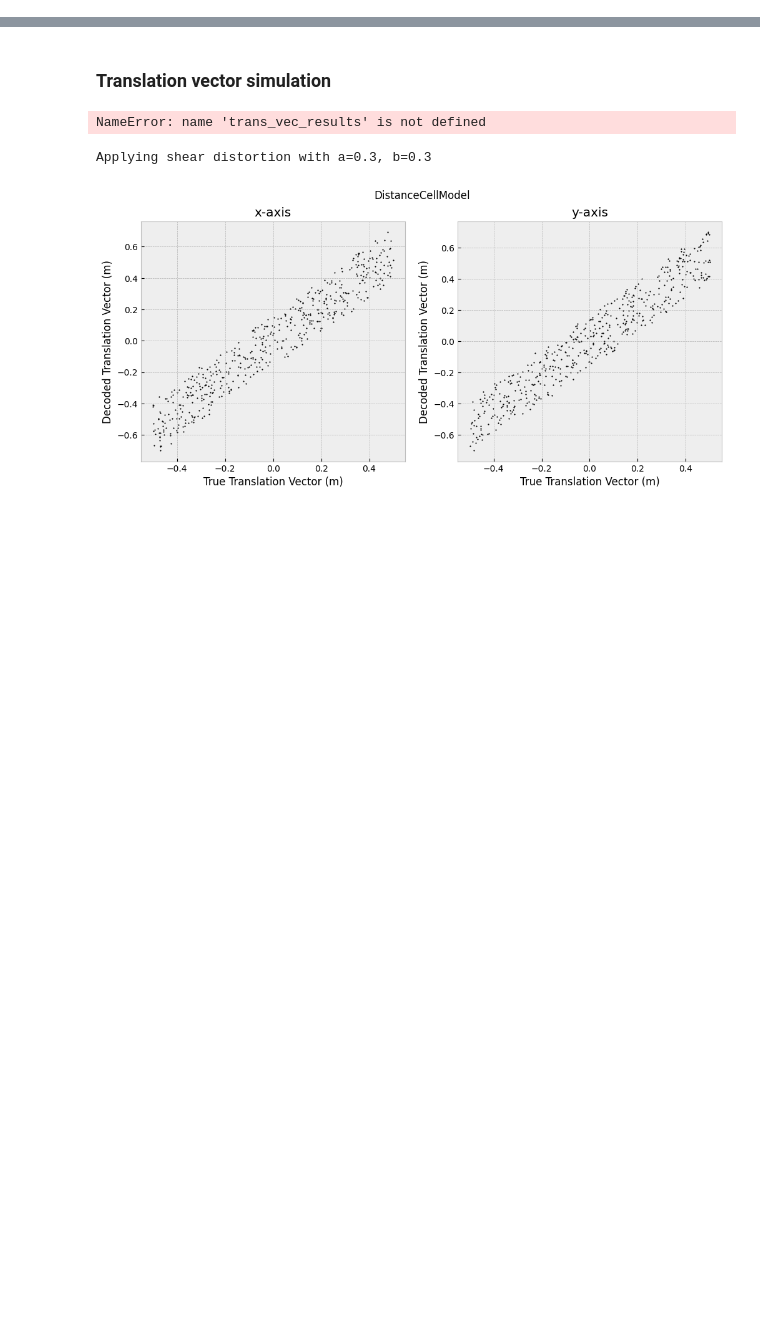
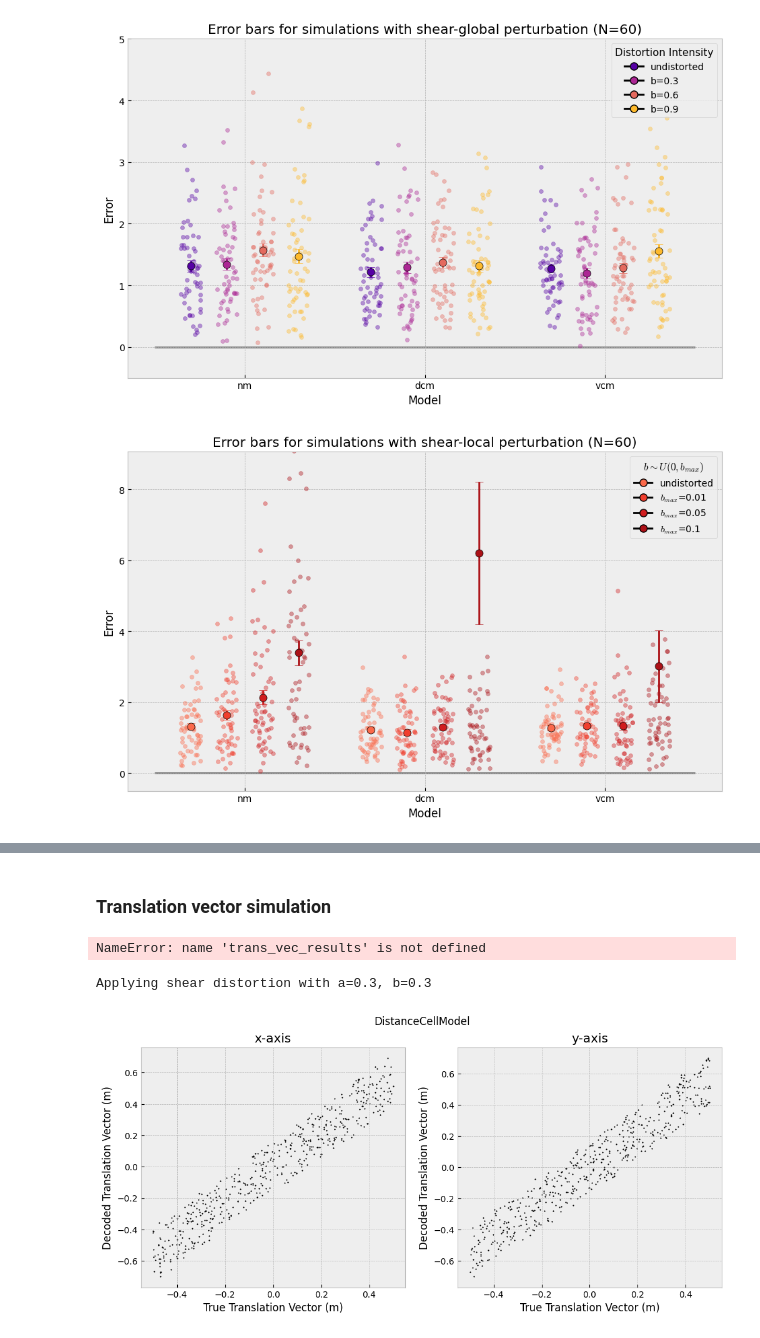
Before and after one commit to hectorleos/grid-cell-decoding, a Jupyter notebook: analysis_combinatorial.ipynb, the cells around one changed output, grey strips where cells are left out. Saved outputs shown, nothing was run; the diff lists cells and outputs as text; code cells hidden in the pictures; blank space fills up the shorter version.

```diff
--- a/analysis_combinatorial.ipynb
+++ b/analysis_combinatorial.ipynb
@@ -26 +40,7 @@ distortion_params = {'None': {'distortion': None, 'a': None, 'b':None},
 # =================================================================
+# %%
+plot_error_bars(distortion='shear-global', distortion_params=shear_global_params, n_trials=N_TRIALS, model_names=model_names)
+plot_error_bars(distortion='shear-local', distortion_params=shear_local_params, n_trials=N_TRIALS, model_names=model_names)
+# %% [output]
+[figure, added]
+[figure, added]
```
Also changed, not shown: parts of 7 cells of this notebook, 51 other files.
